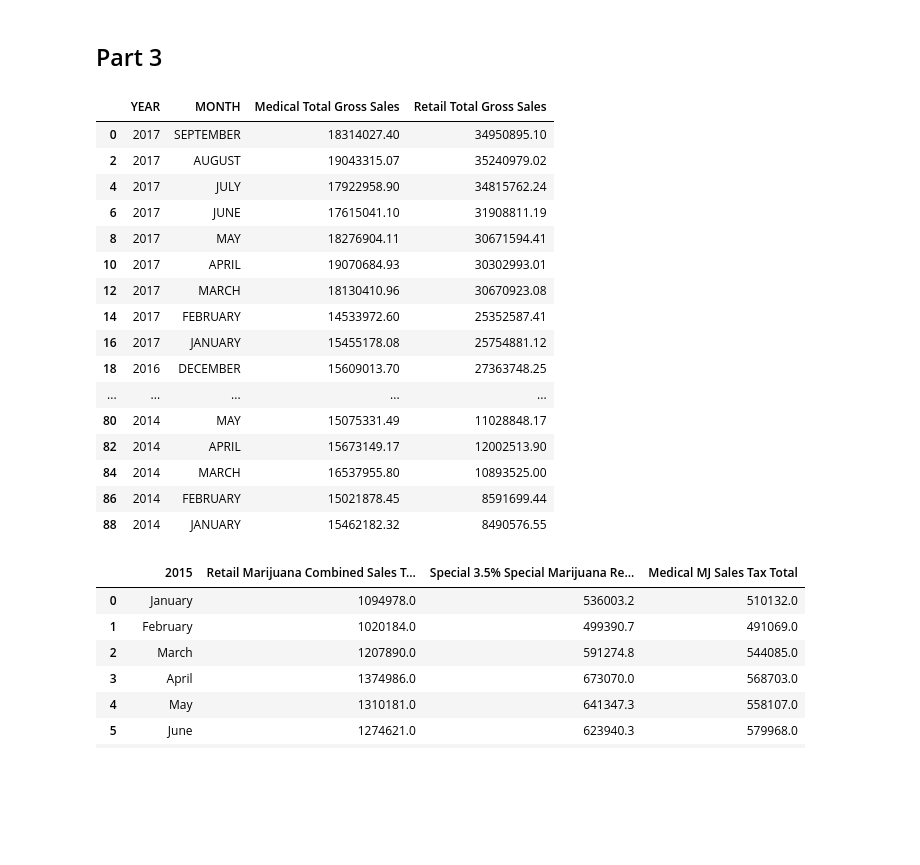
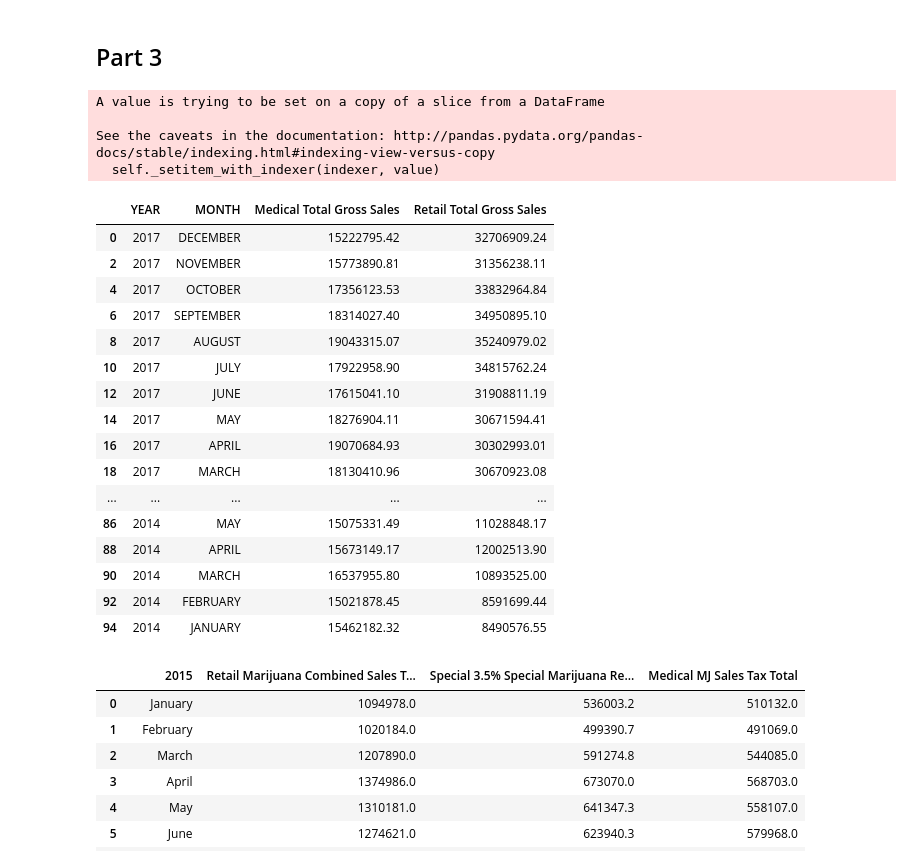
Before and after one commit to st-rom/dataprocessing_project, a Jupyter notebook: project/Project.ipynb, the cells around one changed output. Cells and saved outputs as stored; diff of their text form; code cells hidden in the pictures; blank space fills up the shorter version.

```diff
--- a/project/Project.ipynb
+++ b/project/Project.ipynb
@@ -451,36 +451,40 @@ data_eu1
 # %% [markdown]
 ## Part 3
 # %%
-data_sales = pd.read_csv("marijuana_gross_sales.csv")#Gross Sales of medical and retail marijuana in Denver
+data_sales = pd.read_csv("economy/marijuana_gross_sales.csv")#Gross Sales of medical and retail marijuana in Denver
 data_sales["Medical Total Gross Sales"] = np.nan
 data_sales["Retail Total Gross Sales"] = np.nan
 for i in range(int(len(data_sales) / 2)):
     to_merge = data_sales.loc[(data_sales['YEAR'] == data_sales['YEAR'].iloc[i]) & (data_sales['MONTH'] == data_sales['MONTH'].iloc[i])]
     data_sales["Medical Total Gross Sales"].iloc[i] = to_merge.loc[data_sales["GROSS_SALES_TYPE"] == "Medical Total Gross Sales"].iloc[0]["GROSS_SALES"]
     data_sales["Retail Total Gross Sales"].iloc[i] = to_merge.loc[data_sales["GROSS_SALES_TYPE"] == "Retail Total Gross Sales"].iloc[0]["GROSS_SALES"]
     data_sales = data_sales.drop(data_sales.index[i + 1])
 
 del data_sales["GROSS_SALES_TYPE"]
 del data_sales["GROSS_SALES"]
 data_sales
 # %% [output]
+A value is trying to be set on a copy of a slice from a DataFrame
+
+See the caveats in the documentation: http://pandas.pydata.org/pandas-docs/stable/indexing.html#indexing-view-versus-copy
+  self._setitem_with_indexer(indexer, value)
 |  | YEAR | MONTH | Medical Total Gross Sales | Retail Total Gross Sales |
-| 0 | 2017 | SEPTEMBER | 18314027.40 | 34950895.10 |
-| 2 | 2017 | AUGUST | 19043315.07 | 35240979.02 |
-| 4 | 2017 | JULY | 17922958.90 | 34815762.24 |
-| 6 | 2017 | JUNE | 17615041.10 | 31908811.19 |
-| 8 | 2017 | MAY | 18276904.11 | 30671594.41 |
-| 10 | 2017 | APRIL | 19070684.93 | 30302993.01 |
-| 12 | 2017 | MARCH | 18130410.96 | 30670923.08 |
-| 14 | 2017 | FEBRUARY | 14533972.60 | 25352587.41 |
-| 16 | 2017 | JANUARY | 15455178.08 | 25754881.12 |
-| 18 | 2016 | DECEMBER | 15609013.70 | 27363748.25 |
+| 0 | 2017 | DECEMBER | 15222795.42 | 32706909.24 |
+| 2 | 2017 | NOVEMBER | 15773890.81 | 31356238.11 |
+| 4 | 2017 | OCTOBER | 17356123.53 | 33832964.84 |
+| 6 | 2017 | SEPTEMBER | 18314027.40 | 34950895.10 |
+| 8 | 2017 | AUGUST | 19043315.07 | 35240979.02 |
+| 10 | 2017 | JULY | 17922958.90 | 34815762.24 |
+| 12 | 2017 | JUNE | 17615041.10 | 31908811.19 |
+| 14 | 2017 | MAY | 18276904.11 | 30671594.41 |
+| 16 | 2017 | APRIL | 19070684.93 | 30302993.01 |
+| 18 | 2017 | MARCH | 18130410.96 | 30670923.08 |
 | ... | ... | ... | ... | ... |
-| 80 | 2014 | MAY | 15075331.49 | 11028848.17 |
-| 82 | 2014 | APRIL | 15673149.17 | 12002513.90 |
-| 84 | 2014 | MARCH | 16537955.80 | 10893525.00 |
-| 86 | 2014 | FEBRUARY | 15021878.45 | 8591699.44 |
-| 88 | 2014 | JANUARY | 15462182.32 | 8490576.55 |
+| 86 | 2014 | MAY | 15075331.49 | 11028848.17 |
+| 88 | 2014 | APRIL | 15673149.17 | 12002513.90 |
+| 90 | 2014 | MARCH | 16537955.80 | 10893525.00 |
+| 92 | 2014 | FEBRUARY | 15021878.45 | 8591699.44 |
+| 94 | 2014 | JANUARY | 15462182.32 | 8490576.55 |
 # %%
 data_tax = pd.read_csv("marijuana_sales_tax_2015.csv", header=1)#Marijuana sales tax in Denver in 2015
 for col in data_tax.columns[1:]:
```
Also changed, not shown: parts of 5 cells of this notebook.
